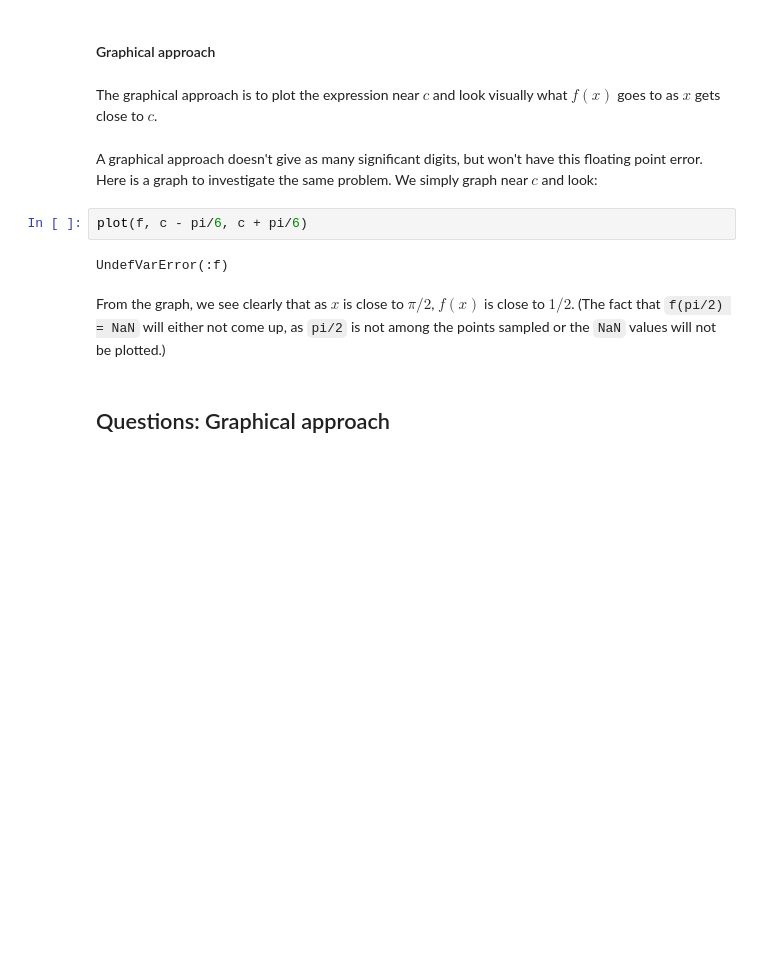
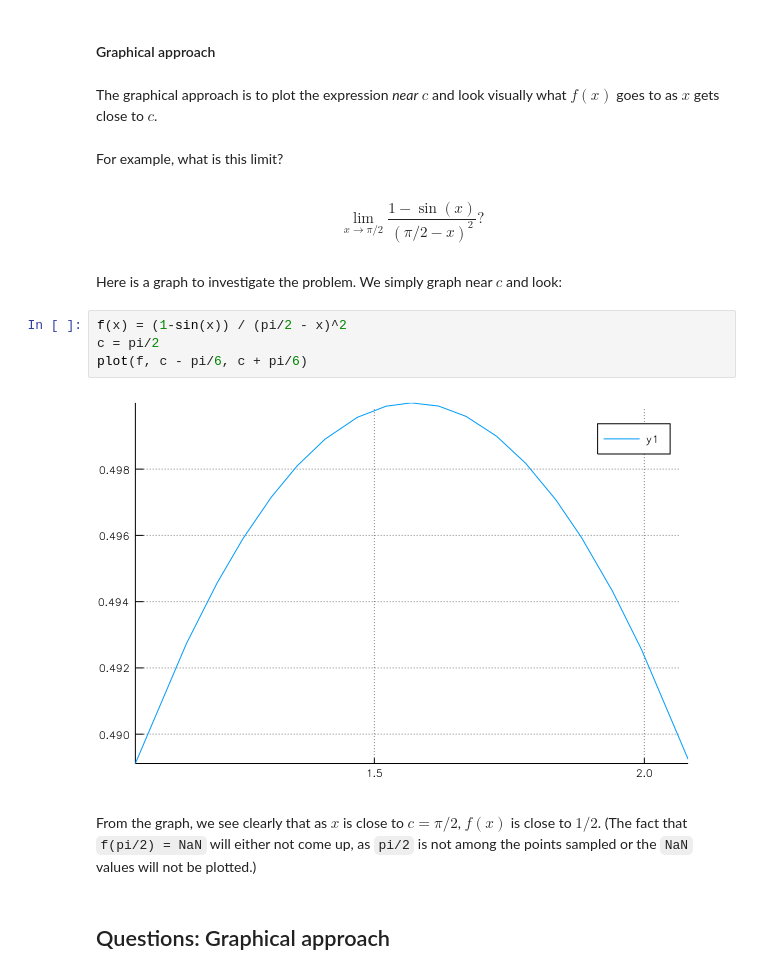
Before and after one commit to mth229/229-projects, a Jupyter notebook: limits.ipynb, the cells around one changed output. Saved outputs shown, nothing was run; the diff lists cells and outputs as text; blank space fills up the shorter version.

```diff
--- a/limits.ipynb
+++ b/limits.ipynb
@@ -26,15 +26,24 @@ $$
 # %% [markdown]
 <h4>Graphical approach</h4>
 # %% [markdown]
-<p>The graphical approach is to plot the expression near $c$ and look visually what $f(x)$ goes to as $x$ gets close to $c$.</p>
+<p>The graphical approach is to plot the expression <em>near</em> $c$ and look visually what $f(x)$ goes to as $x$ gets close to $c$.</p>
+# %% [markdown]
+<p>For example, what is this limit?</p>
+# %% [markdown]
+
+$$
+\lim_{x \rightarrow \pi/2} \frac{1 - \sin(x)}{(\pi/2 - x)^2}?
+$$
 # %% [markdown]
-<p>A graphical approach doesn't give as many significant digits, but won't have this floating point error. Here is a graph to investigate the same problem. We simply graph near $c$ and look:</p>
+<p>Here is a graph to investigate the problem. We simply graph near $c$ and look:</p>
 # %%
+f(x) = (1-sin(x)) / (pi/2 - x)^2
+c = pi/2
 plot(f, c - pi/6, c + pi/6)
 # %% [output]
-UndefVarError(:f)
+[figure, added]
 # %% [markdown]
-<p>From the graph, we see clearly that as $x$ is close to $\pi/2$, $f(x)$ is close to $1/2$. (The fact that <code>f&#40;pi/2&#41; &#61; NaN</code> will either not come up, as <code>pi/2</code> is not among the points sampled or the <code>NaN</code> values will not be plotted.)</p>
+<p>From the graph, we see clearly that as $x$ is close to $c=\pi/2$, $f(x)$ is close to $1/2$. (The fact that <code>f&#40;pi/2&#41; &#61; NaN</code> will either not come up, as <code>pi/2</code> is not among the points sampled or the <code>NaN</code> values will not be plotted.)</p>
 # %% [markdown]
 <h2>Questions: Graphical approach</h2>
 # %% [markdown]
```
Also changed, not shown: parts of 4 cells of this notebook, 9 other files.
